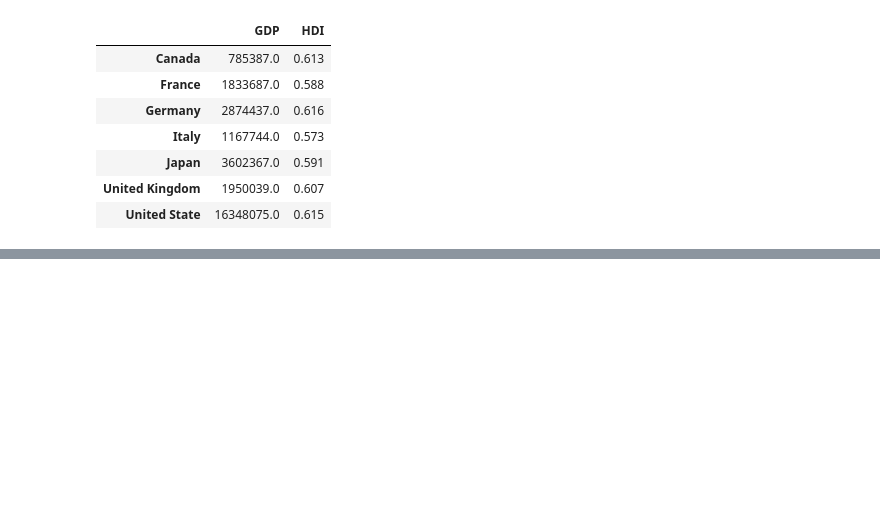
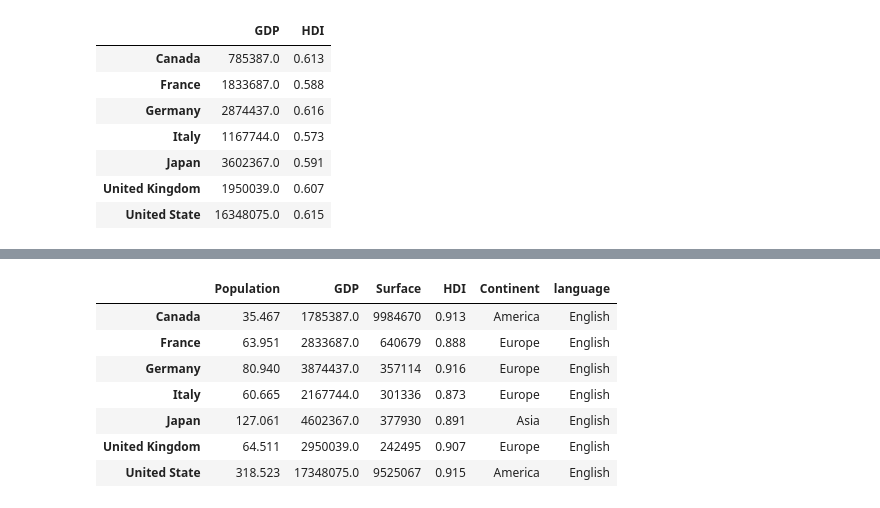
Before and after one commit to christos8566/freecodecamp_data_analysis.res, a Jupyter notebook: pandas_lessons/3#pandas_DataFrame_lecture.ipynb, the cells around one changed output, grey strips where cells are left out. Saved outputs shown, nothing was run; the diff lists cells and outputs as text; code cells hidden in the pictures; blank space fills up the shorter version.

```diff
--- a/pandas_lessons/3#pandas_DataFrame_lecture.ipynb
+++ b/pandas_lessons/3#pandas_DataFrame_lecture.ipynb
@@ -539,0 +591,21 @@ df[['GDP', 'HDI']] + crisis
+# %%
+df.rename(
+    columns = {
+    'HDI' : 'Human Development Index',
+    'Anual Popcorn Consumption' : 'APC',
+}, index = {
+    'United State' : 'USA',
+    'United Kingdom' : 'UK',
+    'Argentina' : 'AR'
+}
+)
+df
+# %% [output]
+|  | Population | GDP | Surface | HDI | Continent | language |
+| Canada | 35.467 | 1785387.0 | 9984670 | 0.913 | America | English |
+| France | 63.951 | 2833687.0 | 640679 | 0.888 | Europe | English |
+| Germany | 80.940 | 3874437.0 | 357114 | 0.916 | Europe | English |
+| Italy | 60.665 | 2167744.0 | 301336 | 0.873 | Europe | English |
+| Japan | 127.061 | 4602367.0 | 377930 | 0.891 | Asia | English |
+| United Kingdom | 64.511 | 2950039.0 | 242495 | 0.907 | Europe | English |
+| United State | 318.523 | 17348075.0 | 9525067 | 0.915 | America | English |
```
Also changed, not shown: parts of 14 cells of this notebook.
